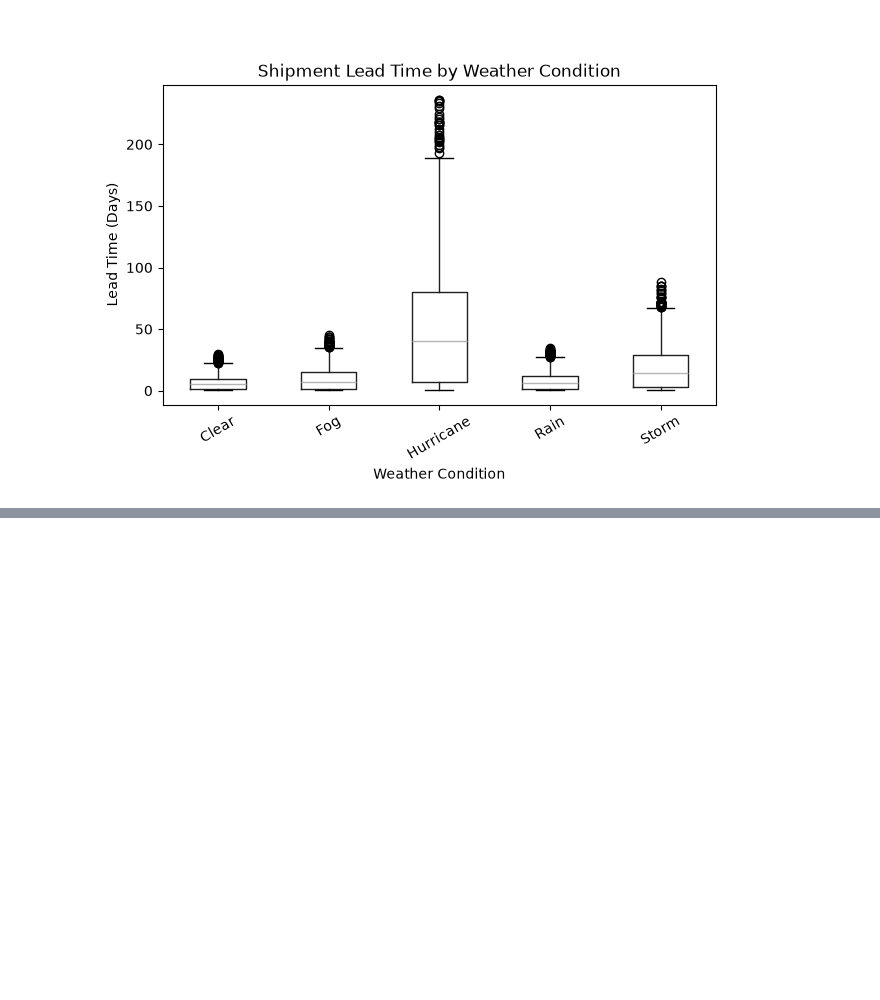
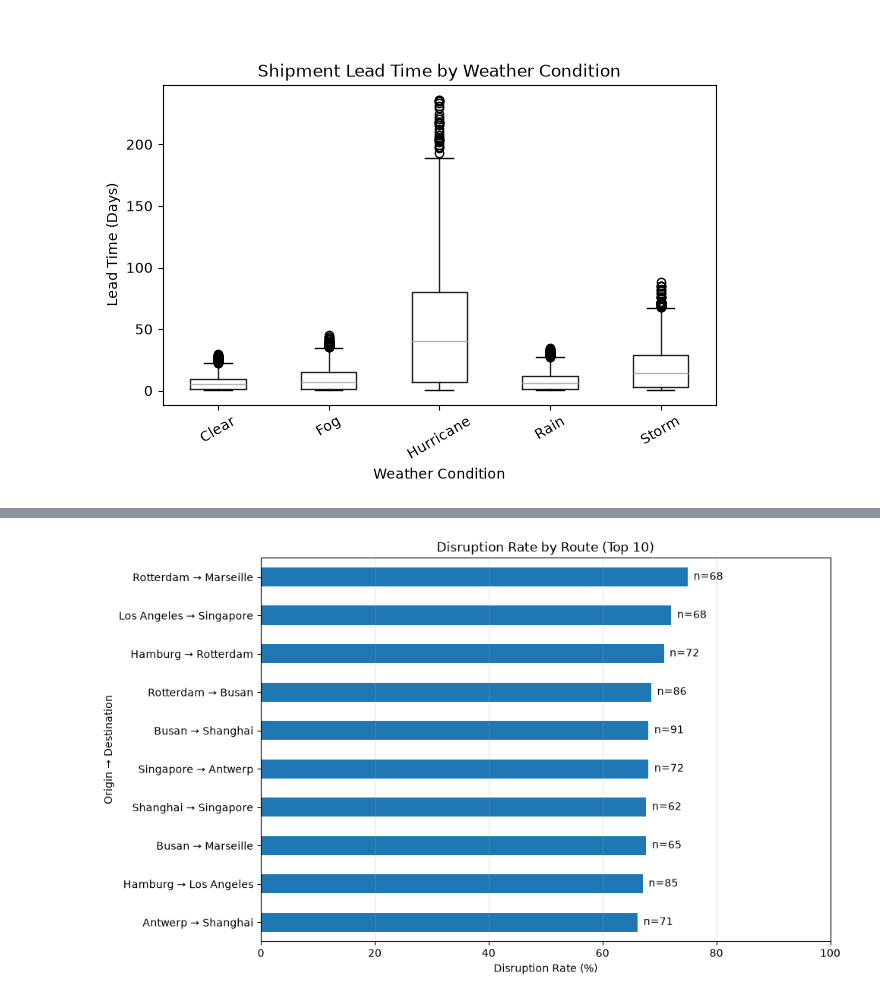
Before and after one commit to Donnabelle01/stackfuel_projekt, a Jupyter notebook: supply_chain/Notebooks/03_Exploratory_Analysis.ipynb, the cells around one changed output, grey strips where cells are left out. Saved outputs shown, nothing was run; the diff lists cells and outputs as text; code cells hidden in the pictures; blank space fills up the shorter version.

```diff
--- a/supply_chain/Notebooks/03_Exploratory_Analysis.ipynb
+++ b/supply_chain/Notebooks/03_Exploratory_Analysis.ipynb
@@ -429,0 +554,37 @@ The dataset covers 2024–2025 and may not represent all supply-chain networks o
+# %%
+# Select the 10 routes with the highest disruption rates
+top_routes = route_summary.head(10).copy()
+
+# Create readable route labels
+top_routes["Route"] = (
+    top_routes["Origin_Port"] + " → " + top_routes["Destination_Port"]
+)
+
+# Plot the disruption rates
+ax = top_routes.sort_values("Disruption_Rate").plot(
+    x="Route",
+    y="Disruption_Rate",
+    kind="barh",
+    figsize=(10, 6),
+    legend=False
+)
+
+plt.title("Disruption Rate by Route (Top 10)")
+plt.xlabel("Disruption Rate (%)")
+plt.ylabel("Origin → Destination")
+plt.xlim(0, 100)
+plt.grid(axis="x", alpha=0.3)
+
+# Show shipment counts beside each bar
+for bar, count in zip(ax.patches, top_routes.sort_values("Disruption_Rate")["Shipments"]):
+    ax.text(
+        bar.get_width() + 1,
+        bar.get_y() + bar.get_height() / 2,
+        f"n={count}",
+        va="center"
+    )
+
+plt.tight_layout()
+plt.show()
+# %% [output]
+[figure, added]
```
Also changed, not shown: parts of 18 cells of this notebook, 24 other files.
